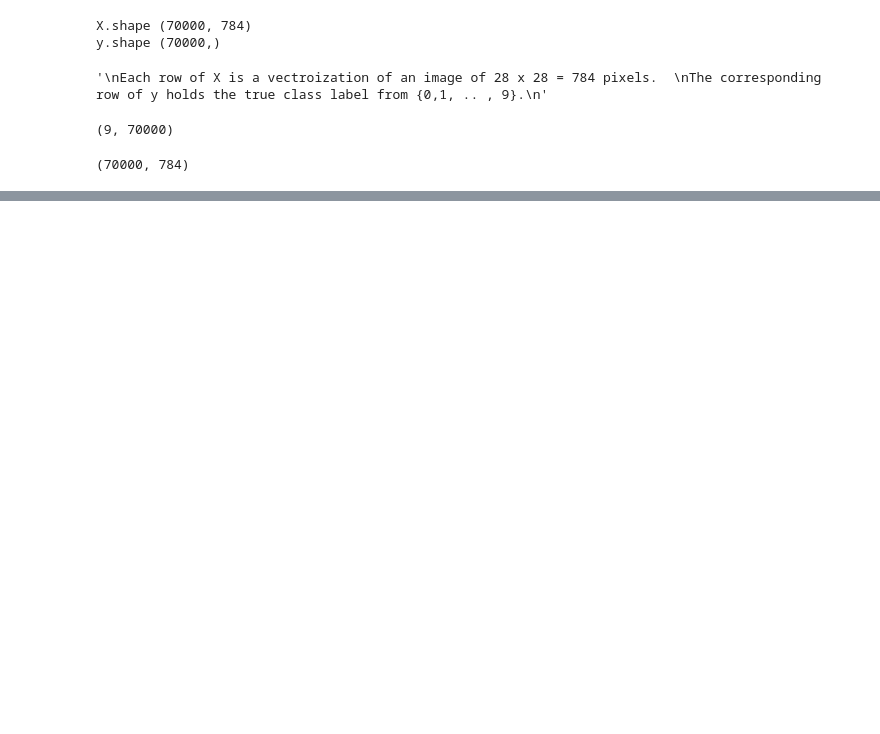
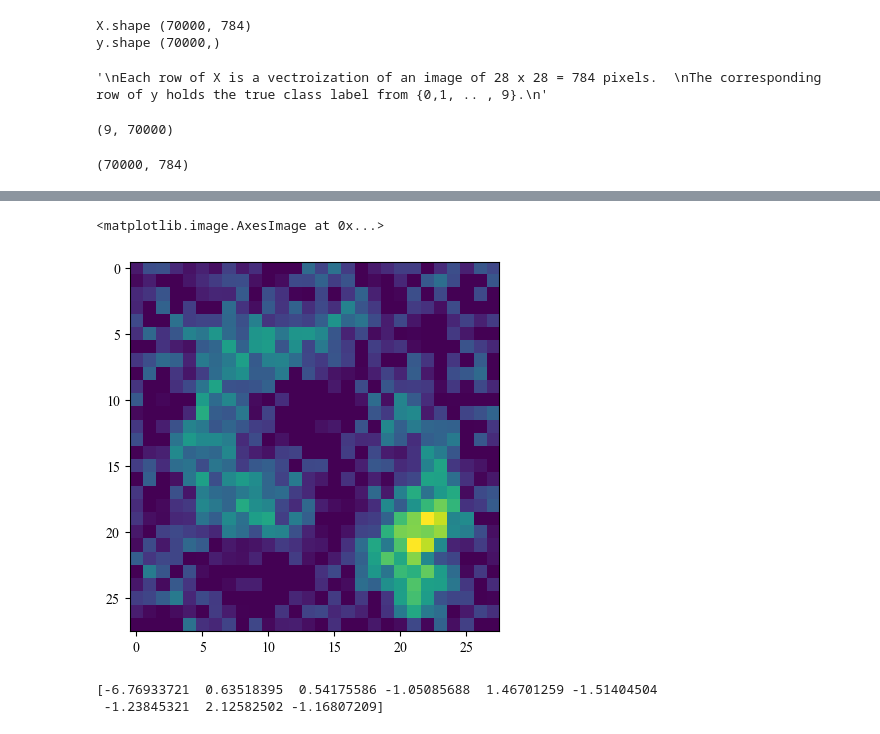
Before and after one commit to Yee-Millennium/REU2024_code, a Jupyter notebook: MINIST_test.ipynb, the cells around one changed output, grey strips where cells are left out. Cells and saved outputs as stored; diff of their text form; code cells hidden in the pictures; blank space fills up the shorter version.

```diff
--- a/MINIST_test.ipynb
+++ b/MINIST_test.ipynb
@@ -123,0 +128,11 @@ The accuracy rate: 0.85
+# %%
+a = W[:, 0].reshape(28,28)
+plt.imshow(a)
+# %% [output]
+<matplotlib.image.AxesImage at 0x...>
+[figure, added]
+# %%
+print(beta.T[0])
+# %% [output]
+[-6.76933721  0.63518395  0.54175586 -1.05085688  1.46701259 -1.51404504
+ -1.23845321  2.12582502 -1.16807209]
```
Also changed, not shown: parts of 5 cells of this notebook.
